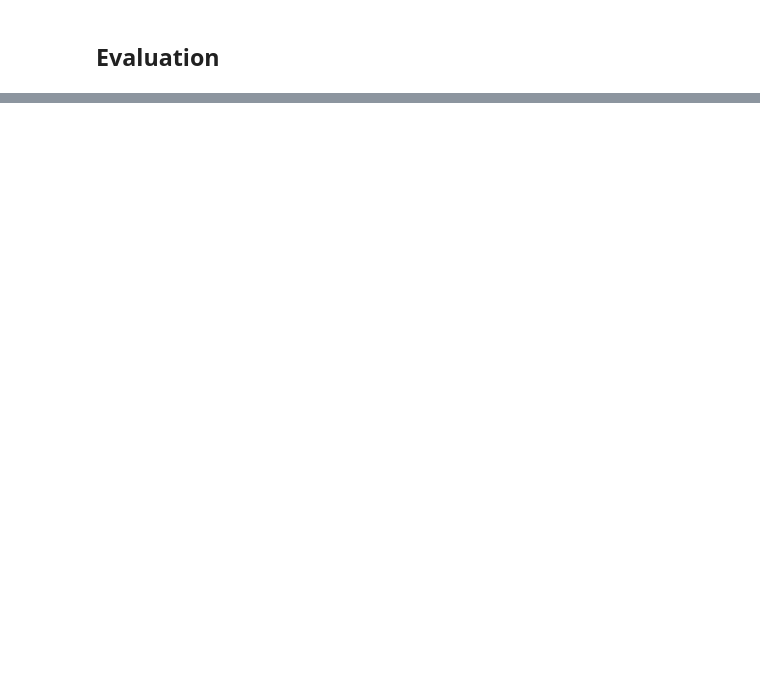
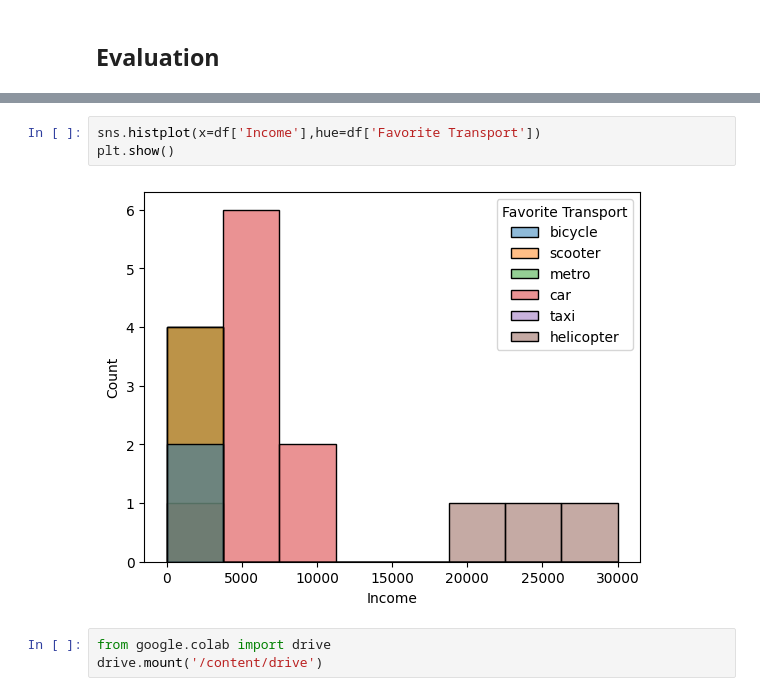
Before and after one commit to plavez/Jupyter, a Jupyter notebook: Scikit_Prediction_and_Evaluation.ipynb, the cells around one changed output, grey strips where cells are left out. Saved outputs shown, nothing was run; the diff lists cells and outputs as text; blank space fills up the shorter version.

```diff
--- a/Scikit_Prediction_and_Evaluation.ipynb
+++ b/Scikit_Prediction_and_Evaluation.ipynb
@@ -100,0 +197,8 @@ X
+# %%
+sns.histplot(x=df['Income'],hue=df['Favorite Transport'])
+plt.show()
+# %% [output]
+[figure, added]
+# %%
+from google.colab import drive
+drive.mount('/content/drive')
```
Also changed, not shown: parts of 22 cells of this notebook.
